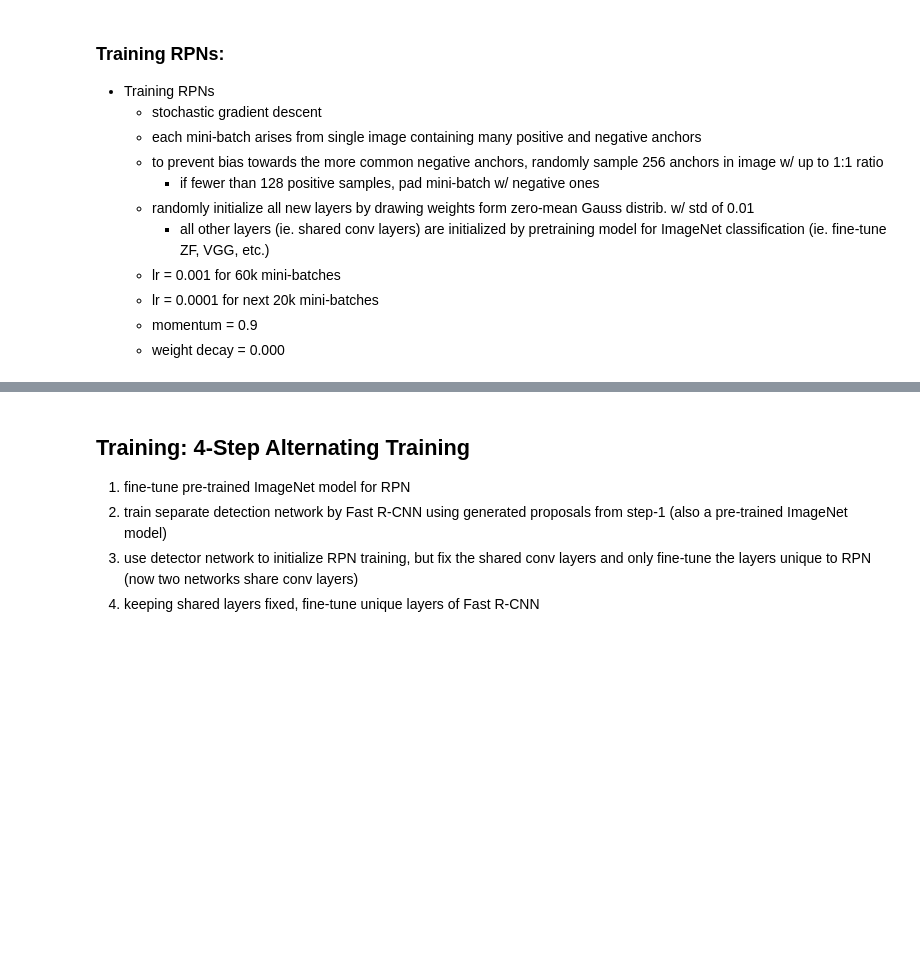
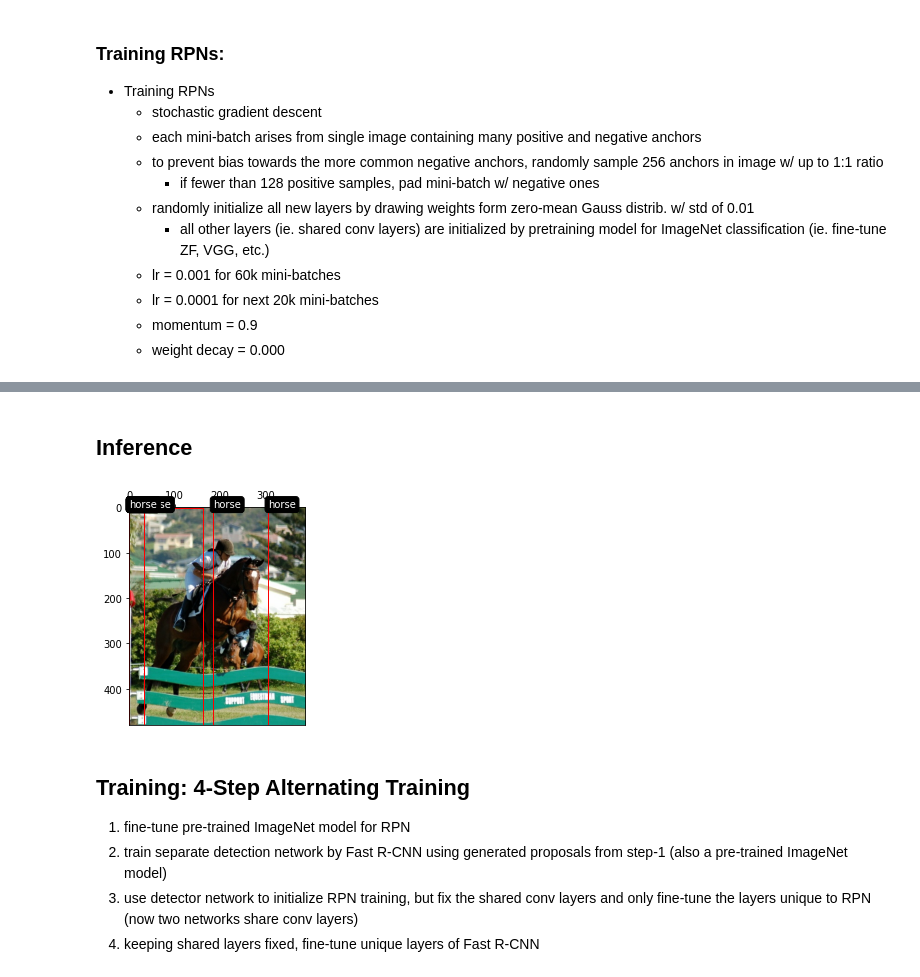
Before and after one commit to stanfidb/models, a Jupyter notebook: FasterRCNN.ipynb, the cells around one changed output, grey strips where cells are left out. Cells and saved outputs as stored; diff of their text form; code cells hidden in the pictures; blank space fills up the shorter version.

Commit message:
Setup inference. Next: Clean and refine code.

```diff
--- a/FasterRCNN.ipynb
+++ b/FasterRCNN.ipynb
@@ -819,3 +875,27 @@ history = fasterrcnn.fit(train_ds, epochs=1)
+# %% [markdown]
+## Inference
+# %%
+# Perform inference
+# bboxes_pred :: (# pred. bboxes, 4)
+# class_pred :: (# pred. bboxes, # classes(=20))
+test_sample = next(iter(test_ds.take(1)))
+bboxes_pred, classes_pred = fasterrcnn(test_sample)
+# Get top-k based on class confidence
+labels_pred = tf.argmax(classes_pred, axis=-1)
+labels_pred_val = tf.reduce_max(classes_pred, axis=-1)
+# Use NMS
+nms_bbox_indices = tf.image.non_max_suppression(bboxes_pred,
+                                                labels_pred_val,
+                                                max_output_size=10)
+nms_bbox_indices = nms_bbox_indices[..., tf.newaxis]
+nms_bboxes_pred = tf.gather_nd(bboxes_pred, nms_bbox_indices)
+nms_labels_pred = tf.gather_nd(labels_pred, nms_bbox_indices)
+
+# Plot results
+fig, ax = plt.subplots()
+plot_rcnn_bboxes(ax, image, nms_bboxes_pred, nms_labels_pred)
+# %% [output]
+[figure, added]
 # %% [markdown]
 ## Training: 4-Step Alternating Training
 1. fine-tune pre-trained ImageNet model for RPN
```
Also changed, not shown: parts of 16 cells of this notebook.
